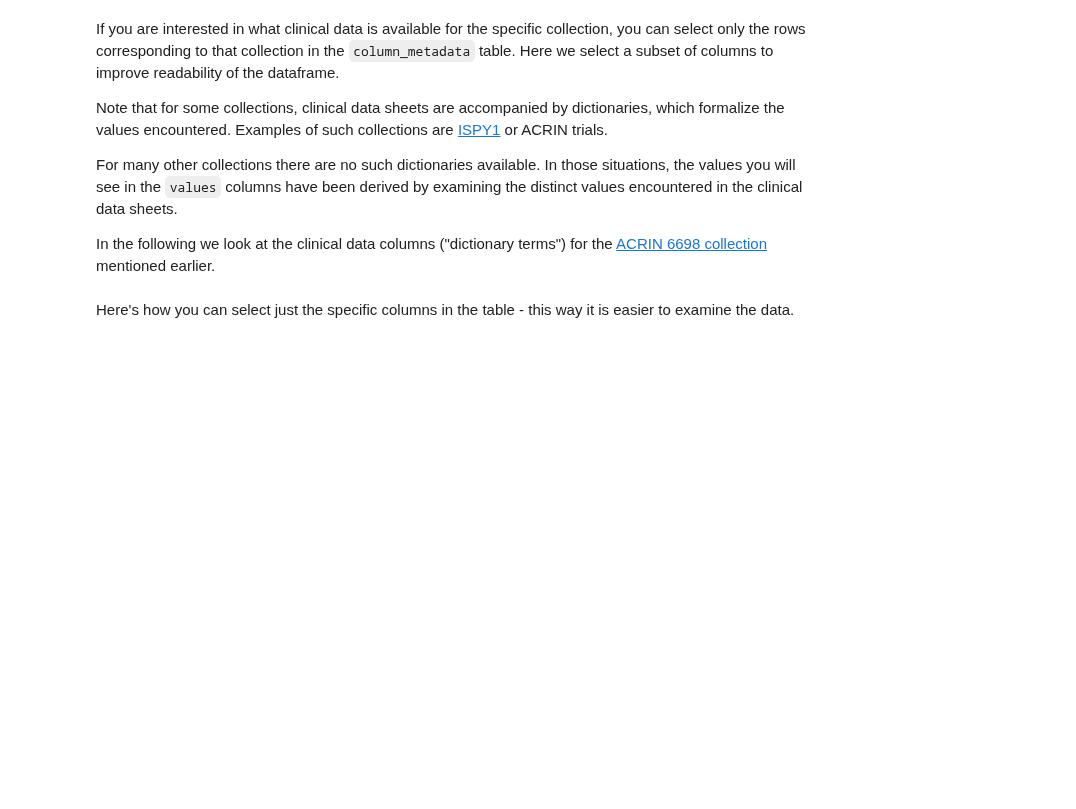
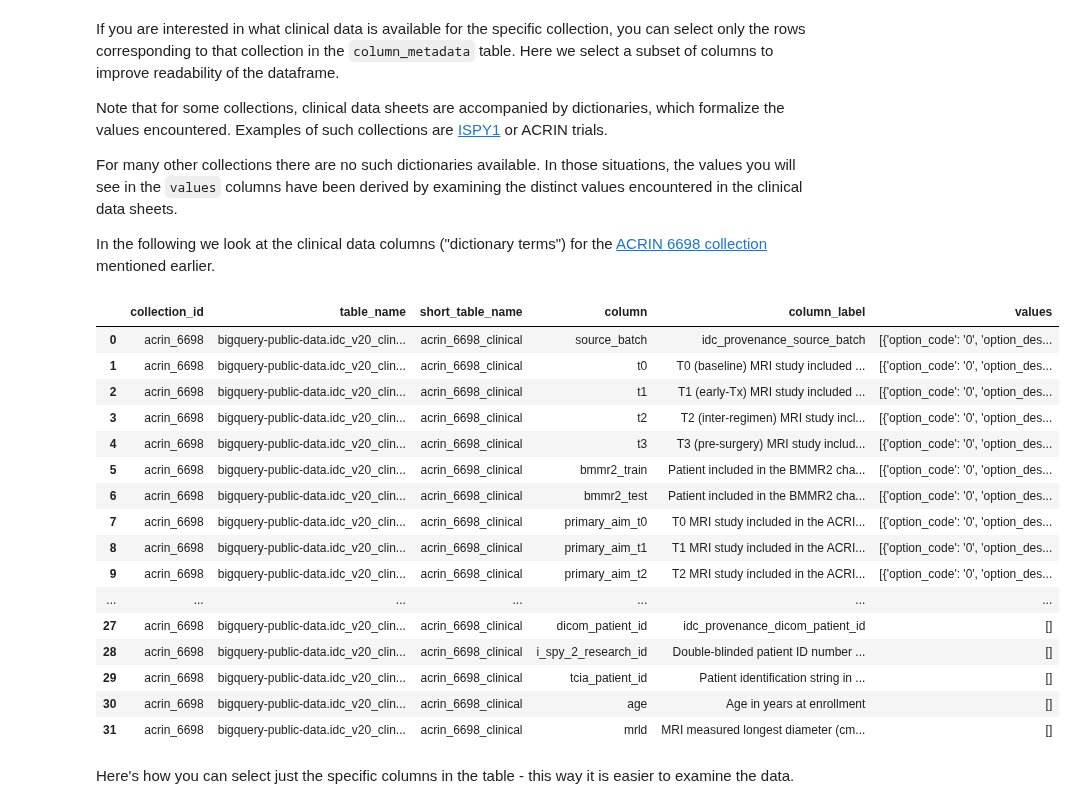
Before and after one commit to ImagingDataCommons/IDC-Tutorials, a Jupyter notebook: notebooks/advanced_topics/clinical_data_intro.ipynb, the cells around one changed output. Saved outputs shown, nothing was run; the diff lists cells and outputs as text; code cells hidden in the pictures; blank space fills up the shorter version.

```diff
--- a/notebooks/advanced_topics/clinical_data_intro.ipynb
+++ b/notebooks/advanced_topics/clinical_data_intro.ipynb
@@ -109,0 +42,8 @@ The most important columns in this table are the following:
+# %%
+from idc_index import IDCClient
+
+c = IDCClient()
+
+c.fetch_index('clinical_index')
+
+print('Columns avaialable in clinical_index:\n'+'\n'.join(c.clinical_index.keys()))
@@ -154,3 +161,25 @@ acrin6698_clinical_df
+# %%
+acrin6698_clinical_columns = c.clinical_index[c.clinical_index["collection_id"] == "acrin_6698"]
+
+acrin6698_clinical_columns
+# %% [output]
+|  | collection_id | table_name | short_table_name | column | column_label | values |
+| 0 | acrin_6698 | bigquery-public-data.idc_v20_clin... | acrin_6698_clinical | source_batch | idc_provenance_source_batch | [{'option_code': '0', 'option_des... |
+| 1 | acrin_6698 | bigquery-public-data.idc_v20_clin... | acrin_6698_clinical | t0 | T0 (baseline) MRI study included ... | [{'option_code': '0', 'option_des... |
+| 2 | acrin_6698 | bigquery-public-data.idc_v20_clin... | acrin_6698_clinical | t1 | T1 (early-Tx) MRI study included ... | [{'option_code': '0', 'option_des... |
+| 3 | acrin_6698 | bigquery-public-data.idc_v20_clin... | acrin_6698_clinical | t2 | T2 (inter-regimen) MRI study incl... | [{'option_code': '0', 'option_des... |
+| 4 | acrin_6698 | bigquery-public-data.idc_v20_clin... | acrin_6698_clinical | t3 | T3 (pre-surgery) MRI study includ... | [{'option_code': '0', 'option_des... |
+| 5 | acrin_6698 | bigquery-public-data.idc_v20_clin... | acrin_6698_clinical | bmmr2_train | Patient included in the BMMR2 cha... | [{'option_code': '0', 'option_des... |
+| 6 | acrin_6698 | bigquery-public-data.idc_v20_clin... | acrin_6698_clinical | bmmr2_test | Patient included in the BMMR2 cha... | [{'option_code': '0', 'option_des... |
+| 7 | acrin_6698 | bigquery-public-data.idc_v20_clin... | acrin_6698_clinical | primary_aim_t0 | T0 MRI study included in the ACRI... | [{'option_code': '0', 'option_des... |
+| 8 | acrin_6698 | bigquery-public-data.idc_v20_clin... | acrin_6698_clinical | primary_aim_t1 | T1 MRI study included in the ACRI... | [{'option_code': '0', 'option_des... |
+| 9 | acrin_6698 | bigquery-public-data.idc_v20_clin... | acrin_6698_clinical | primary_aim_t2 | T2 MRI study included in the ACRI... | [{'option_code': '0', 'option_des... |
+| ... | ... | ... | ... | ... | ... | ... |
+| 27 | acrin_6698 | bigquery-public-data.idc_v20_clin... | acrin_6698_clinical | dicom_patient_id | idc_provenance_dicom_patient_id | [] |
+| 28 | acrin_6698 | bigquery-public-data.idc_v20_clin... | acrin_6698_clinical | i_spy_2_research_id | Double-blinded patient ID number ... | [] |
+| 29 | acrin_6698 | bigquery-public-data.idc_v20_clin... | acrin_6698_clinical | tcia_patient_id | Patient identification string in ... | [] |
+| 30 | acrin_6698 | bigquery-public-data.idc_v20_clin... | acrin_6698_clinical | age | Age in years at enrollment | [] |
+| 31 | acrin_6698 | bigquery-public-data.idc_v20_clin... | acrin_6698_clinical | mrld | MRI measured longest diameter (cm... | [] |
 # %% [markdown]
 Here's how you can select just the specific columns in the table - this way it is easier to examine the data.
 # %%
```
Also changed, not shown: parts of 52 cells of this notebook.
